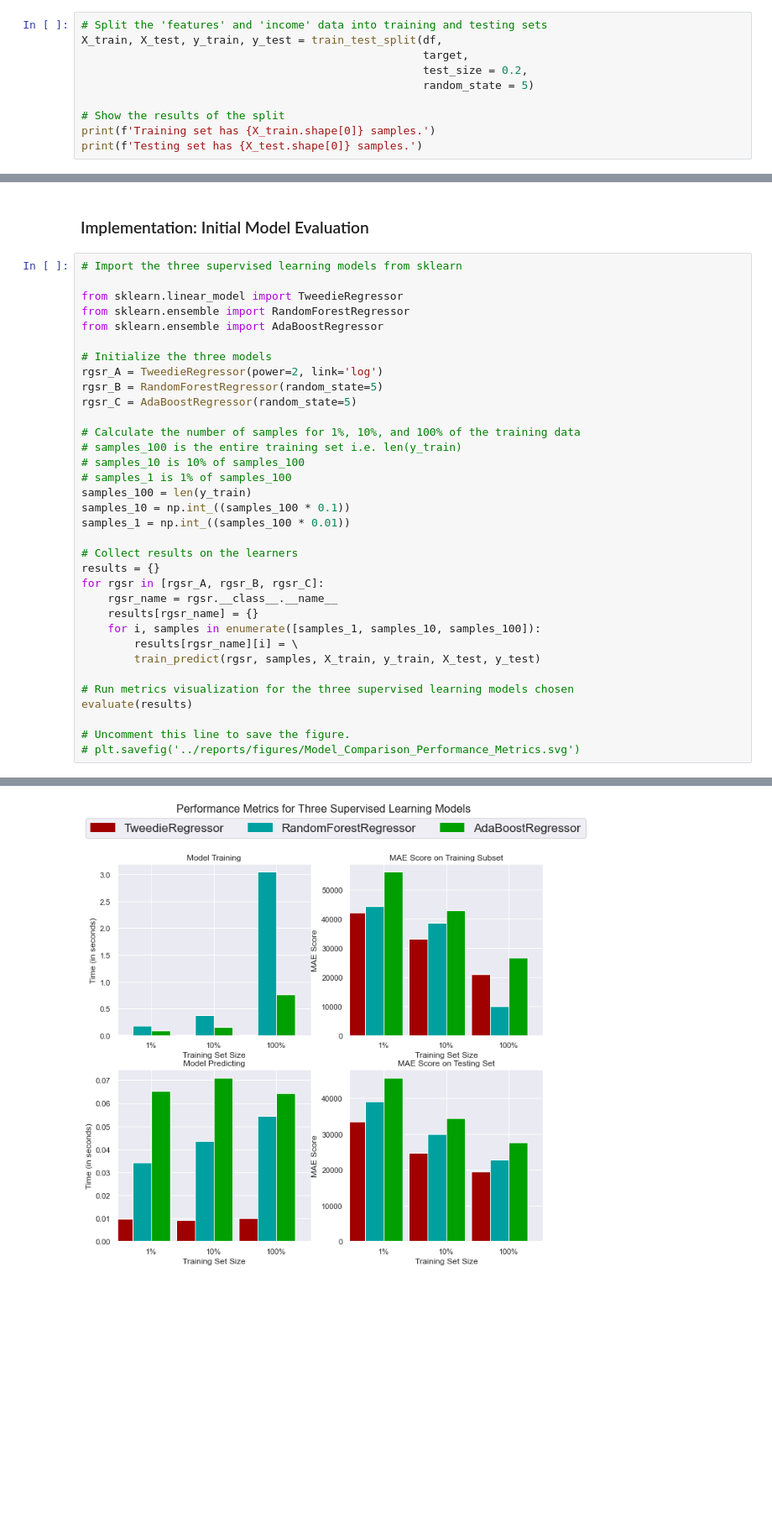
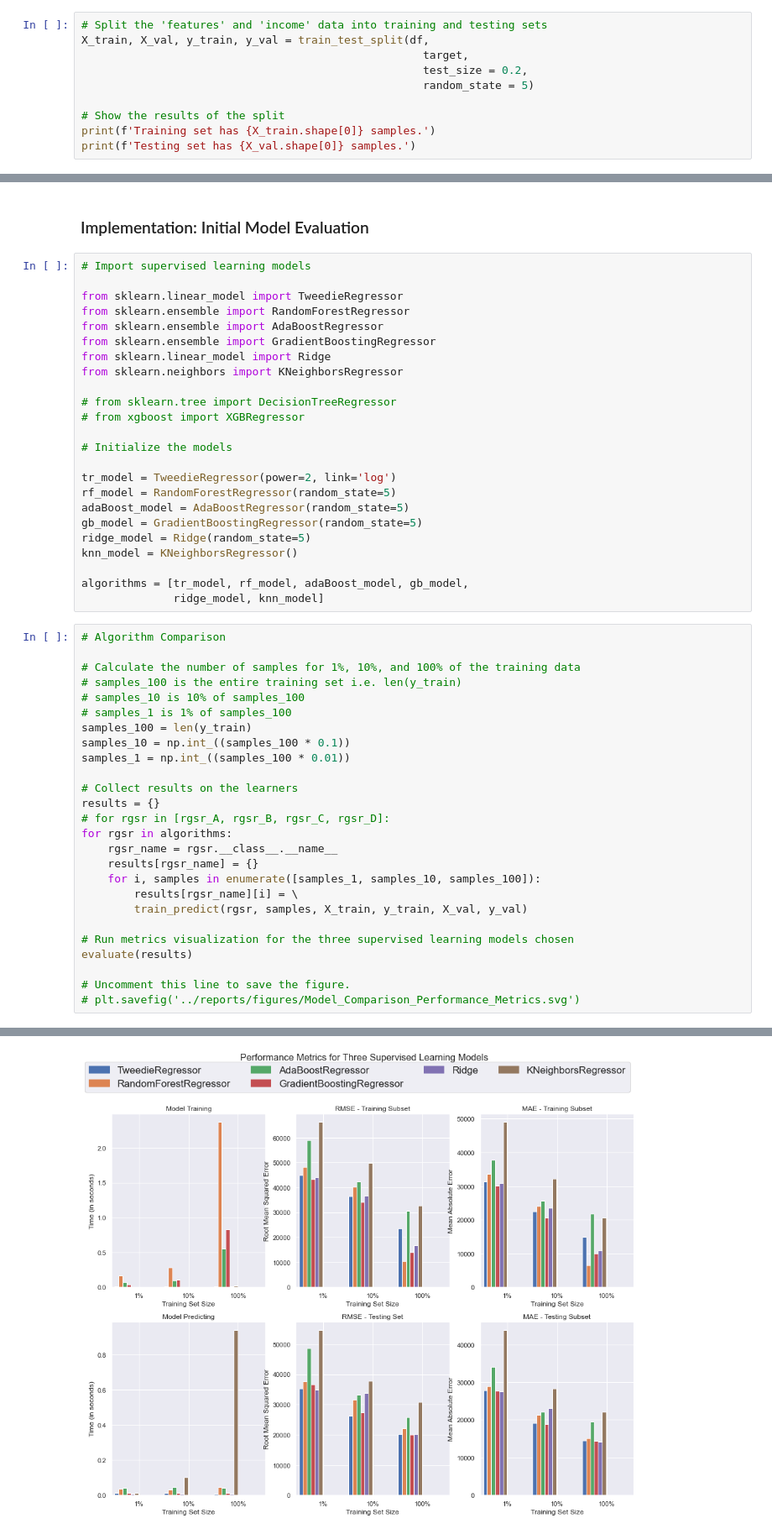
Before and after one commit to sean-a-ward/housing-comp, a Jupyter notebook: notebooks/0.3-saw-model-performance-evaluation.ipynb, the cells around one changed output, grey strips where cells are left out. Shown: that part at 84% size. Saved outputs shown, nothing was run; the diff lists cells and outputs as text; blank space fills up the shorter version.

Commit message:
Re-implement Data Prep steps in 0.2.2-saw-data-preparation.ipynb notebook. Complete Model Performance Evaluation and make predictions.

```diff
--- a/notebooks/0.3-saw-model-performance-evaluation.ipynb
+++ b/notebooks/0.3-saw-model-performance-evaluation.ipynb
@@ -55,13 +58,13 @@ df.tail()
 # %%
 # Split the 'features' and 'income' data into training and testing sets
-X_train, X_test, y_train, y_test = train_test_split(df,
+X_train, X_val, y_train, y_val = train_test_split(df,
                                                     target,
                                                     test_size = 0.2,
                                                     random_state = 5)
 
 # Show the results of the split
 print(f'Training set has {X_train.shape[0]} samples.')
-print(f'Testing set has {X_test.shape[0]} samples.')
+print(f'Testing set has {X_val.shape[0]} samples.')
 # %% [output]
 Training set has 1164 samples.
 Testing set has 291 samples.
@@ -164,17 +179,32 @@ def train_predict(learner, sample_size, X_train, y_train, X_test, y_test):
     return results
 # %% [markdown]
 ### Implementation: Initial Model Evaluation
+# %%
+# Import supervised learning models
+
+from sklearn.linear_model import TweedieRegressor
+from sklearn.ensemble import RandomForestRegressor
+from sklearn.ensemble import AdaBoostRegressor
+from sklearn.ensemble import GradientBoostingRegressor
+from sklearn.linear_model import Ridge
+from sklearn.neighbors import KNeighborsRegressor
+
+# from sklearn.tree import DecisionTreeRegressor
+# from xgboost import XGBRegressor
+
+# Initialize the models
+
+tr_model = TweedieRegressor(power=2, link='log')
+rf_model = RandomForestRegressor(random_state=5)
+adaBoost_model = AdaBoostRegressor(random_state=5)
+gb_model = GradientBoostingRegressor(random_state=5)
+ridge_model = Ridge(random_state=5)
+knn_model = KNeighborsRegressor()
+
+algorithms = [tr_model, rf_model, adaBoost_model, gb_model,
+              ridge_model, knn_model]
 # %%
-# Import the three supervised learning models from sklearn
-
-from sklearn.linear_model import TweedieRegressor
-from sklearn.ensemble import RandomForestRegressor
-from sklearn.ensemble import AdaBoostRegressor
-
-# Initialize the three models
-rgsr_A = TweedieRegressor(power=2, link='log')
-rgsr_B = RandomForestRegressor(random_state=5)
-rgsr_C = AdaBoostRegressor(random_state=5)
+# Algorithm Comparison
 
 # Calculate the number of samples for 1%, 10%, and 100% of the training data
 # samples_100 is the entire training set i.e. len(y_train)
@@ -186,12 +216,13 @@ samples_1 = np.int_((samples_100 * 0.01))
 
 # Collect results on the learners
 results = {}
-for rgsr in [rgsr_A, rgsr_B, rgsr_C]:
+# for rgsr in [rgsr_A, rgsr_B, rgsr_C, rgsr_D]:
+for rgsr in algorithms:
     rgsr_name = rgsr.__class__.__name__
     results[rgsr_name] = {}
     for i, samples in enumerate([samples_1, samples_10, samples_100]):
         results[rgsr_name][i] = \
-        train_predict(rgsr, samples, X_train, y_train, X_test, y_test)
+        train_predict(rgsr, samples, X_train, y_train, X_val, y_val)
 
 # Run metrics visualization for the three supervised learning models chosen
 evaluate(results)
@@ -211 +251 @@ AdaBoostRegressor trained on 1164 samples.
-[figure, old version]
+[figure, new version]
```
Also changed, not shown: parts of 15 cells of this notebook, 7 other files.
